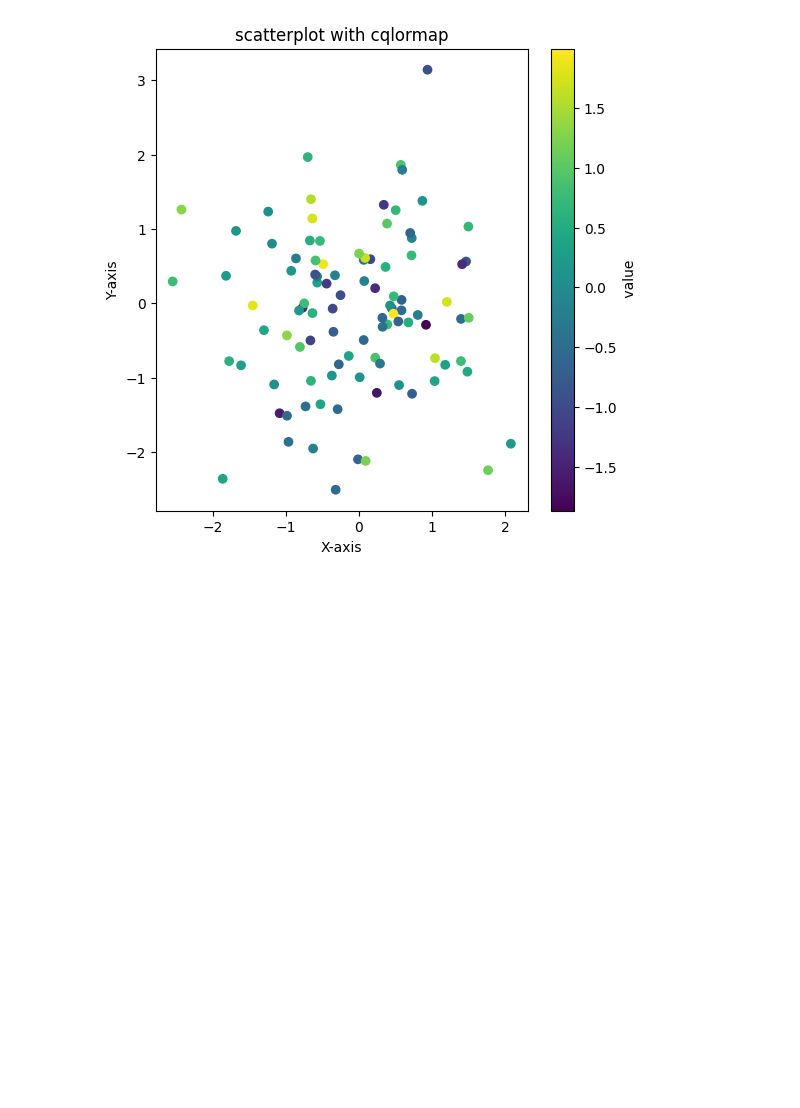
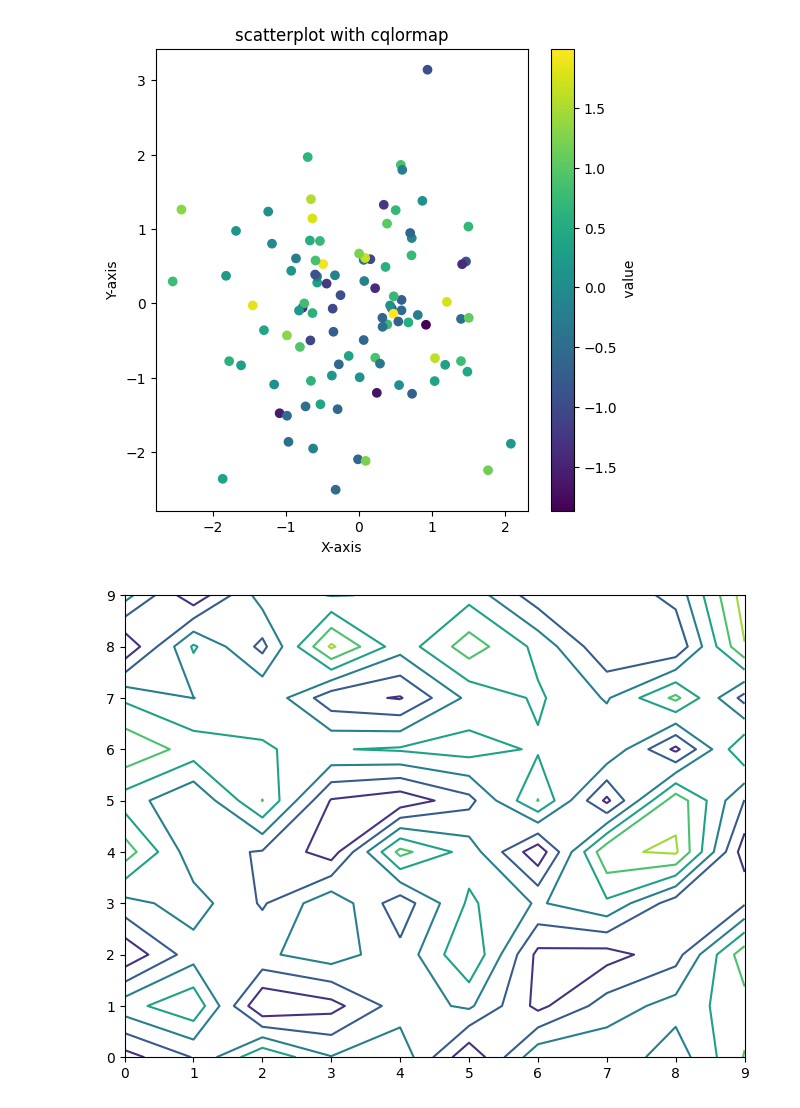
Before and after one commit to Sai0043/data-andling, a Jupyter notebook: Untitled8.ipynb, the cells around one changed output. Saved outputs shown, nothing was run; the diff lists cells and outputs as text; code cells hidden in the pictures; blank space fills up the shorter version.

```diff
--- a/Untitled8.ipynb
+++ b/Untitled8.ipynb
@@ -20,3 +20,14 @@ plt.colorbar(label=" value")
 plt.show()
 # %% [output]
 [figure]
+# %%
+import pandas as pd
+import numpy as np
+import matplotlib.pyplot as plt
+
+data =pd.DataFrame(np.random.rand(10,10))
+plt.figure(figsize=(8,6))
+plt.contour(data.values)
+plt.show()
+# %% [output]
+[figure, added]
```
